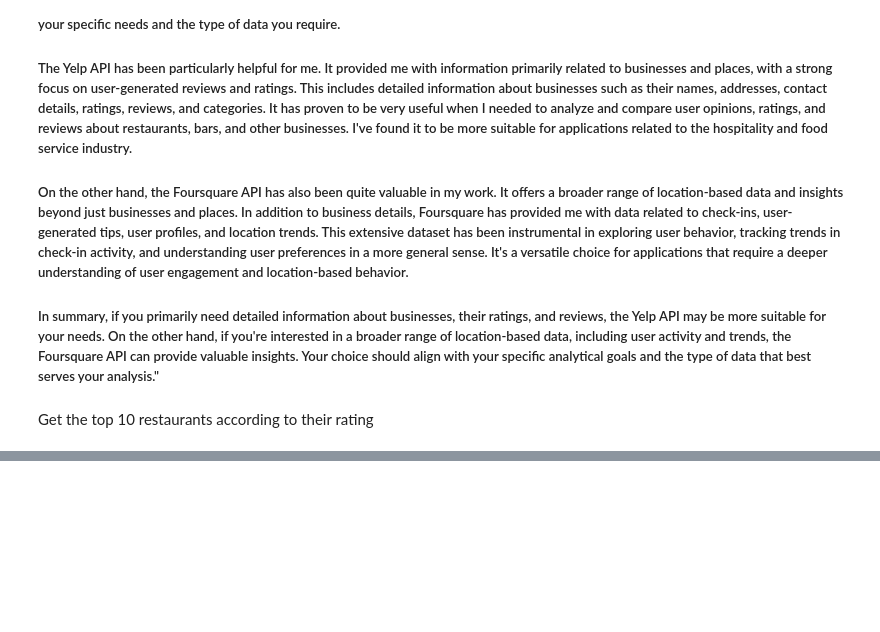
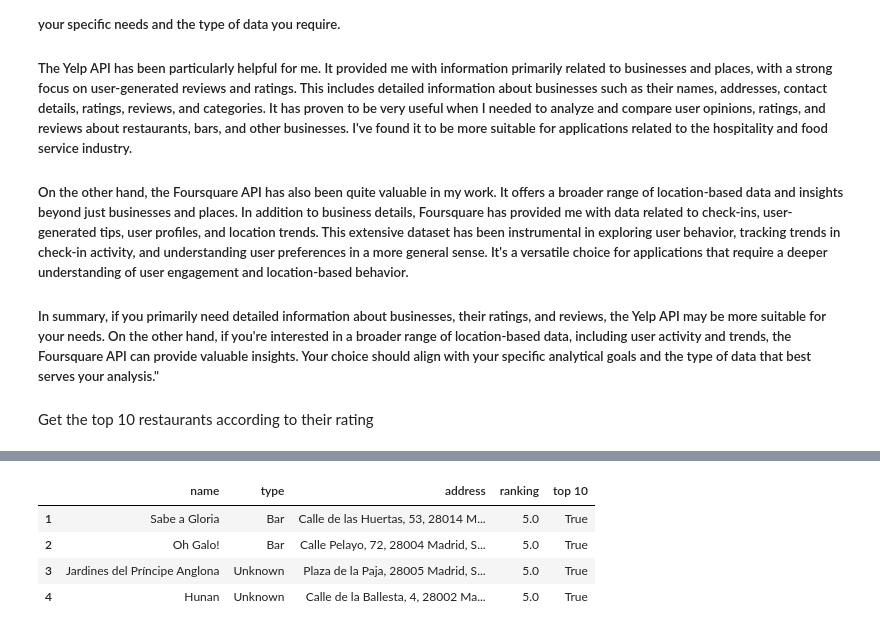
Before and after one commit to Affuya/LHL-Statistical-Modelling-Project, a Jupyter notebook: notebooks/yelp_foursquare_EDA.ipynb, the cells around one changed output, grey strips where cells are left out. Saved outputs shown, nothing was run; the diff lists cells and outputs as text; code cells hidden in the pictures; blank space fills up the shorter version.

```diff
--- a/notebooks/yelp_foursquare_EDA.ipynb
+++ b/notebooks/yelp_foursquare_EDA.ipynb
@@ -310,3 +345,20 @@ top_ranking
+# %%
+
+# Sort the DataFrame by 'ranking' column in ascending order
+df.sort_values(by='ranking', ascending=True, inplace=True)
+
+# Reset the index starting from 1
+df.reset_index(drop=True, inplace=True)
+df.index = df.index + 1
+
+# Display the sorted DataFrame
+df.head(4)
+# %% [output]
+|  | name | type | address | ranking | top 10 |
+| 1 | Sabe a Gloria | Bar | Calle de las Huertas, 53, 28014 M... | 5.0 | True |
+| 2 | Oh Galo! | Bar | Calle Pelayo, 72, 28004 Madrid, S... | 5.0 | True |
+| 3 | Jardines del Príncipe Anglona | Unknown | Plaza de la Paja, 28005 Madrid, S... | 5.0 | True |
+| 4 | Hunan | Unknown | Calle de la Ballesta, 4, 28002 Ma... | 5.0 | True |
 # %%
 # Save this as a csv file
 
```
Also changed, not shown: parts of 11 cells of this notebook.
